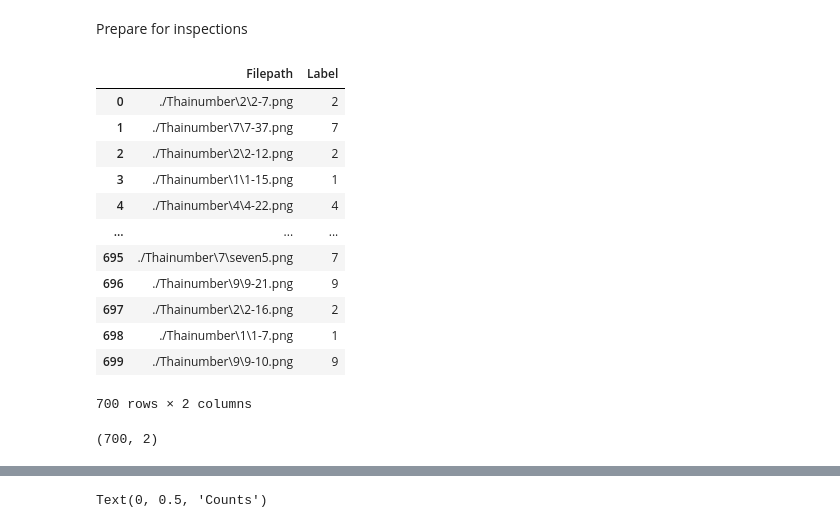
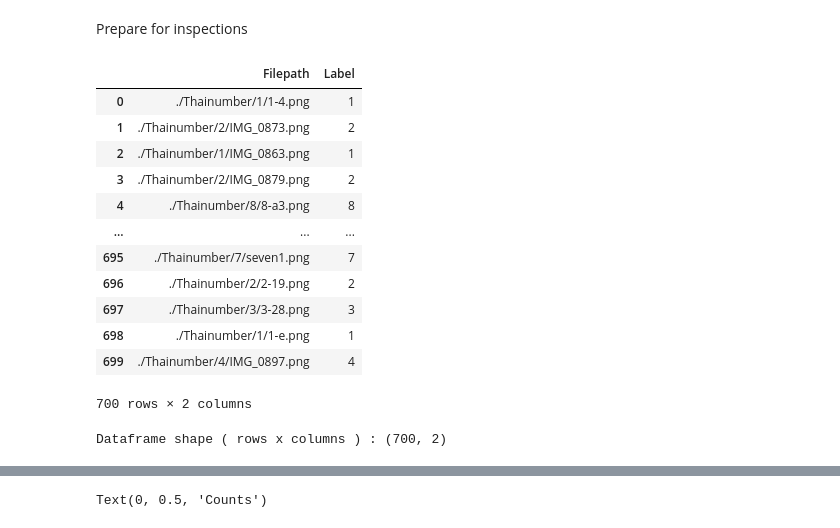
Before and after one commit to HikariJadeEmpire/THNumber_img_classification, a Jupyter notebook: numberclassifier.ipynb, the cells around one changed output, grey strips where cells are left out. Cells and saved outputs as stored; diff of their text form; code cells hidden in the pictures.

```diff
--- a/numberclassifier.ipynb
+++ b/numberclassifier.ipynb
@@ -89,31 +110,27 @@ file_path_all = list( glob.glob( main_dir + '/**/*.png' ) )
 # %%
-labels = list( map(lambda x: os.path.split( os.path.split(x)[0] )[1] , file_path_all) )
-
-filepath = pd.Series(file_path_all, name='Filepath').astype(str)
-labels = pd.Series(labels, name='Label')
+# The following code is utilized for Exploratory Data Analysis (EDA)
 
 data = pd.concat([filepath, labels], axis=1)
 
 data = data.sample(frac=1).reset_index(drop=True)   # Return a random sample of items from an axis of object.
-data
+display(data)
+
+print(f'Dataframe shape ( rows x columns ) : {data.shape}')
 # %% [output]
 |  | Filepath | Label |
-| 0 | ./Thainumber\2\2-7.png | 2 |
-| 1 | ./Thainumber\7\7-37.png | 7 |
-| 2 | ./Thainumber\2\2-12.png | 2 |
-| 3 | ./Thainumber\1\1-15.png | 1 |
-| 4 | ./Thainumber\4\4-22.png | 4 |
+| 0 | ./Thainumber/1/1-4.png | 1 |
+| 1 | ./Thainumber/2/IMG_0873.png | 2 |
+| 2 | ./Thainumber/1/IMG_0863.png | 1 |
+| 3 | ./Thainumber/2/IMG_0879.png | 2 |
+| 4 | ./Thainumber/8/8-a3.png | 8 |
 | ... | ... | ... |
-| 695 | ./Thainumber\7\seven5.png | 7 |
-| 696 | ./Thainumber\9\9-21.png | 9 |
-| 697 | ./Thainumber\2\2-16.png | 2 |
-| 698 | ./Thainumber\1\1-7.png | 1 |
-| 699 | ./Thainumber\9\9-10.png | 9 |
+| 695 | ./Thainumber/7/seven1.png | 7 |
+| 696 | ./Thainumber/2/2-19.png | 2 |
+| 697 | ./Thainumber/3/3-28.png | 3 |
+| 698 | ./Thainumber/1/1-e.png | 1 |
+| 699 | ./Thainumber/4/IMG_0897.png | 4 |
 700 rows × 2 columns
+Dataframe shape ( rows x columns ) : (700, 2)
-# %%
-data.shape
-# %% [output]
-(700, 2)
 # %%
 fig, axes = plt.subplots(nrows=3, ncols=5, figsize=(6,4), subplot_kw = {'xticks':[],'yticks':[]} )
 
```
Also changed, not shown: parts of 5 cells of this notebook.
